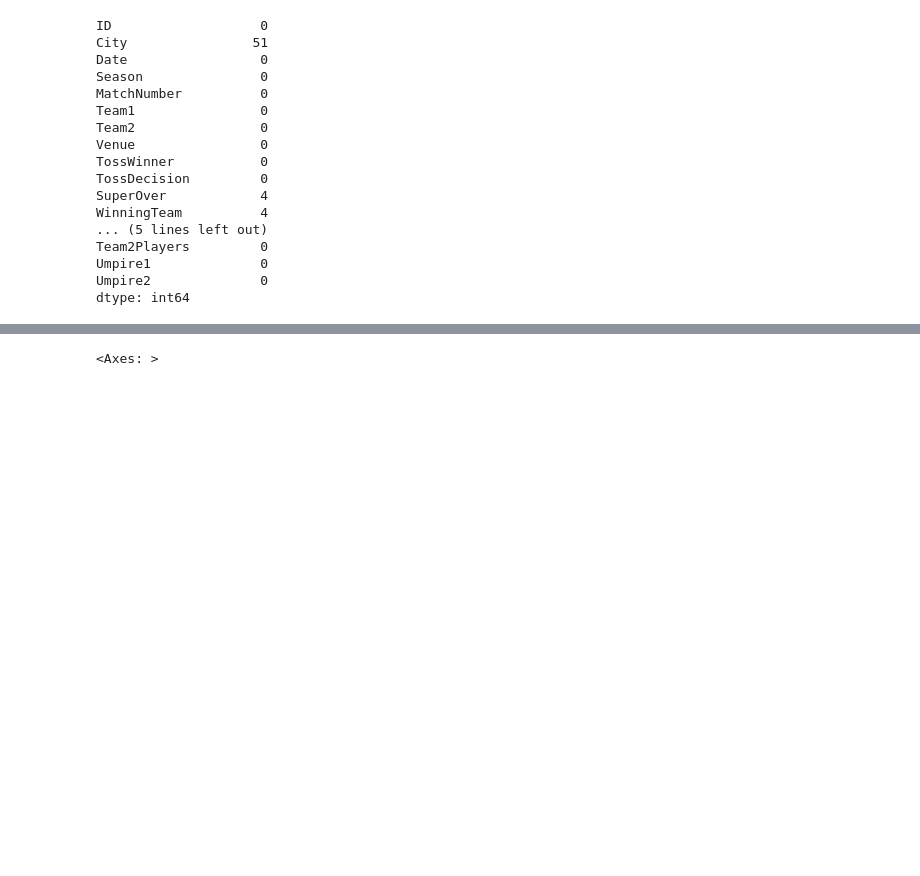
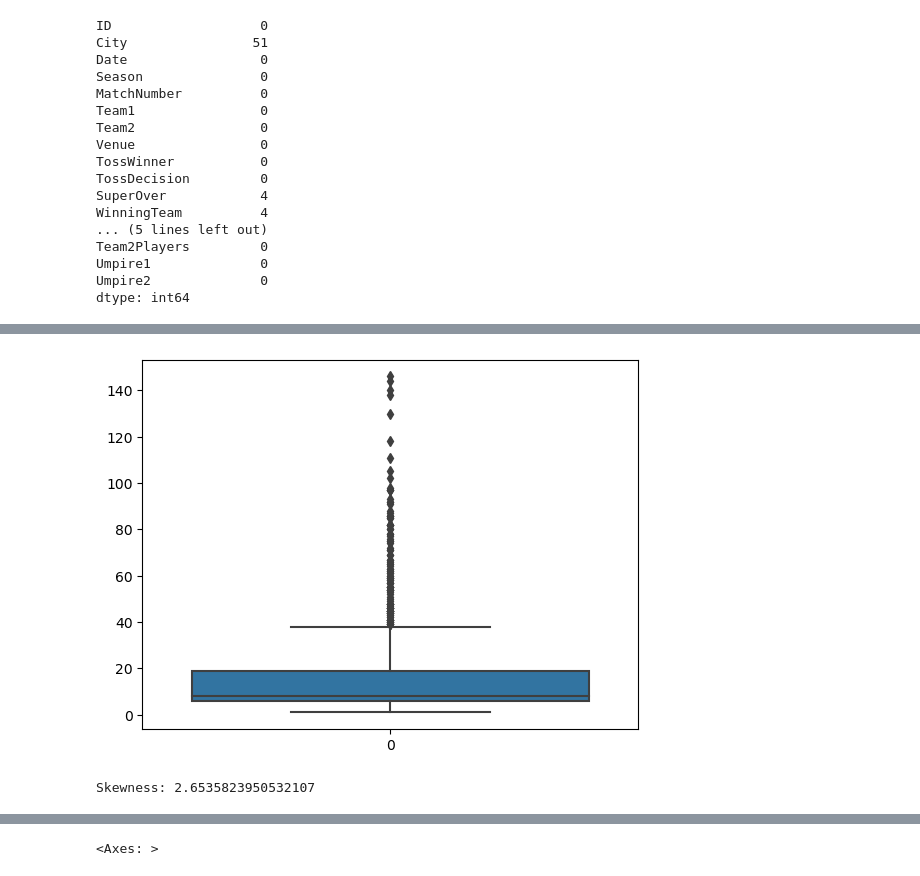
Before and after one commit to OrangeAVA/Ultimate-Python-Libraries-for-Data-Analysis-and-Visualization, a Jupyter notebook: Chapter 3 Data Cleaning and Preparation.ipynb, the cells around one changed output, grey strips where cells are left out. Drawn from its saved outputs; the diff is of its cells as text; code cells hidden in the pictures; blank space fills up the shorter version.

```diff
--- a/Chapter 3 Data Cleaning and Preparation.ipynb
+++ b/Chapter 3 Data Cleaning and Preparation.ipynb
@@ -34,0 +47,10 @@ dtype: int64
+# %%
+sns.boxplot(data['Margin'])
+plt.show()
+# %% [output]
+[figure, added]
+# %%
+skewness = data['Margin'].skew()
+print("Skewness:", skewness)
+# %% [output]
+Skewness: 2.6535823950532107
```
Also changed, not shown: parts of 20 cells of this notebook, 8 other files.
